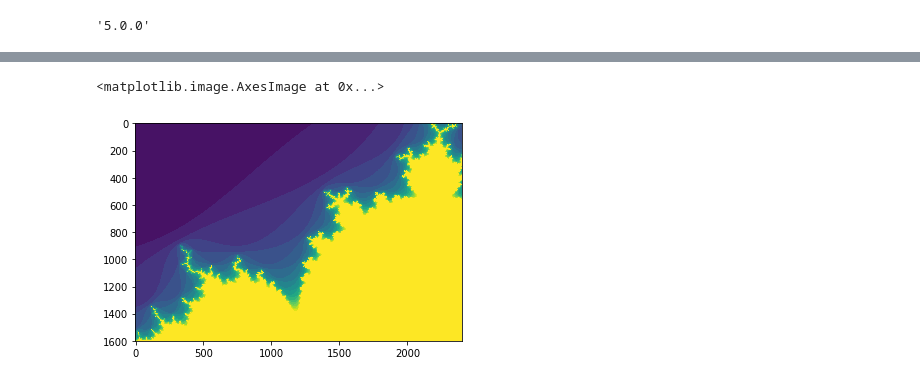
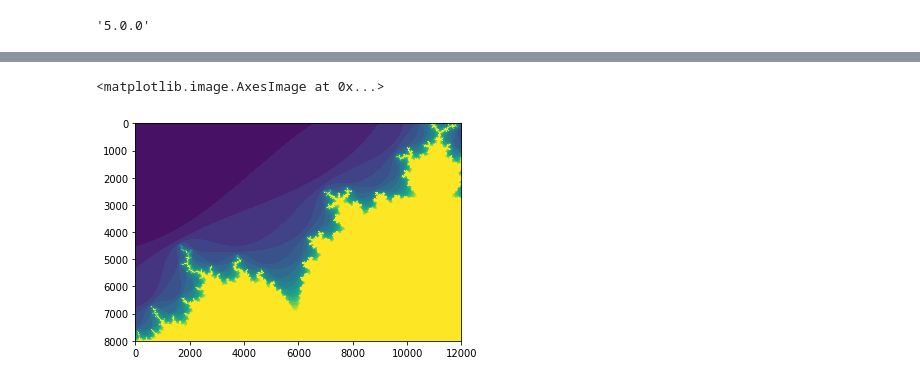
Before and after one commit to henryiii/compclass, a Jupyter notebook: classes/week12/0_CuPyFractal.ipynb, the cells around one changed output, grey strips where cells are left out. Cells and saved outputs as stored; diff of their text form; code cells hidden in the pictures.

```diff
--- a/classes/week12/0_CuPyFractal.ipynb
+++ b/classes/week12/0_CuPyFractal.ipynb
@@ -65,7 +66,7 @@ cupy_single = cupy.ElementwiseKernel(
     """,
     "fract_el")
 # %%
-c, _ = prepare(800*2, 1200*2, cupy)
+c, _ = prepare(8000, 12000, cupy)
 # %%
 %%timeit
 fractal = cupy_single(c, 20)
@@ -114,6 +117,6 @@ _, fractal = run_pycuda(800*2, 1200*2)    # Someone else is on my GPU
 # %%
-_, fractal = run_pycuda(800*2, 1200*2)
+_, fractal = run_pycuda(8000, 12000)
 plt.imshow(fractal.get())
 # %% [output]
 <matplotlib.image.AxesImage at 0x...>
-[figure, old version]
+[figure, new version]
```
Also changed, not shown: parts of 7 cells of this notebook, 1 other file.
